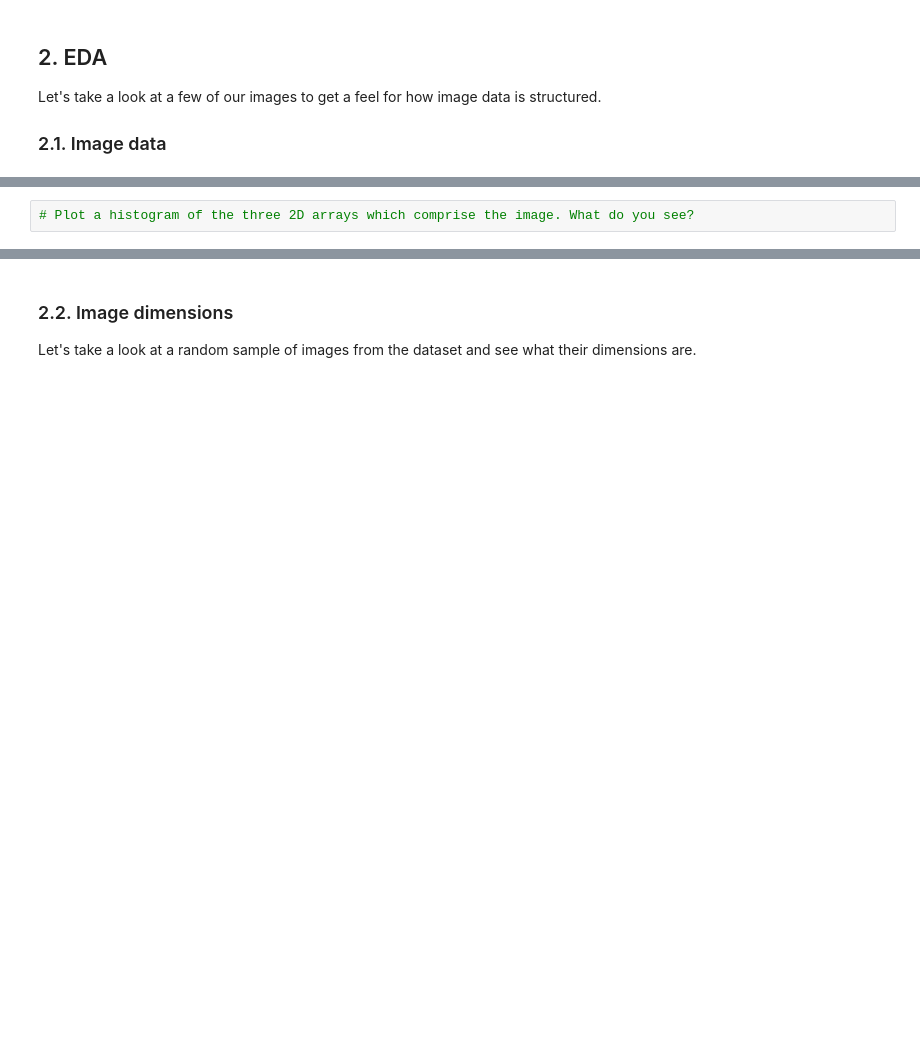
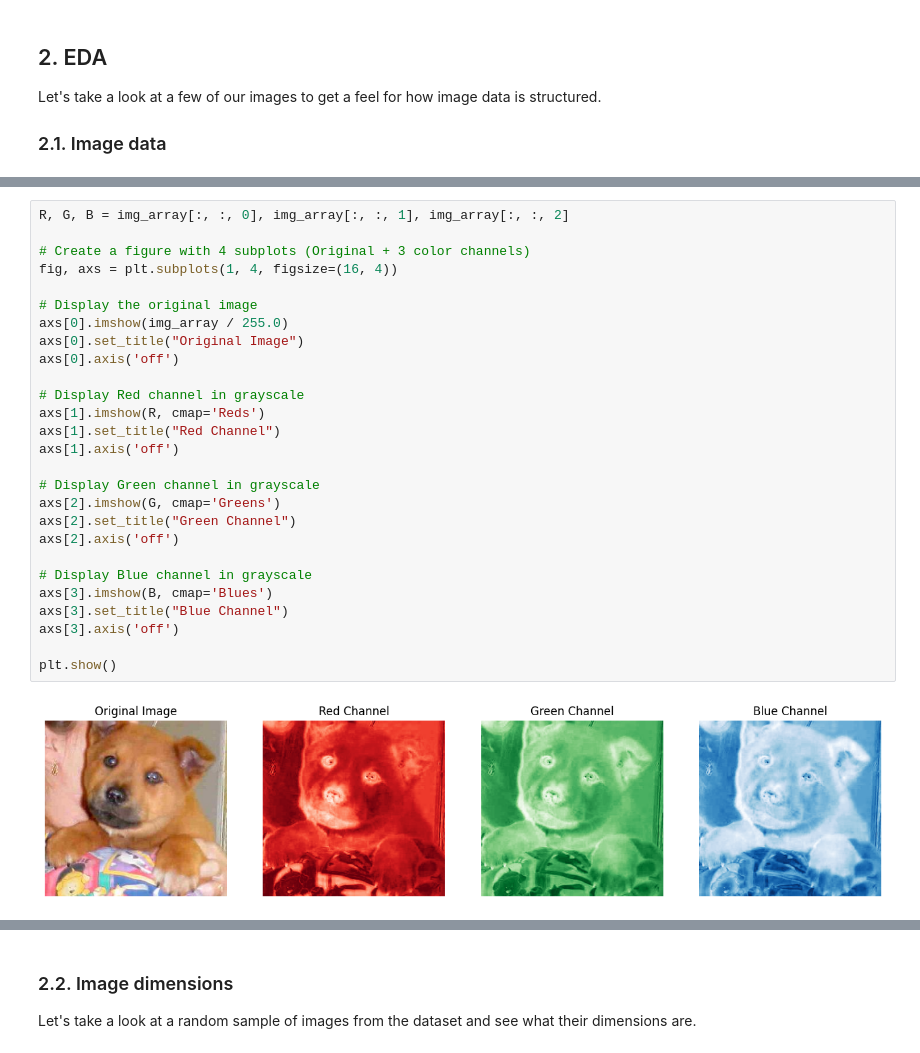
Before and after one commit to Dansah2/Dansah2_ImageClassification_DeepLearning-image-classification, a Jupyter notebook: src/mvp.ipynb, the cells around one changed output, grey strips where cells are left out. Drawn from its saved outputs; the diff is of its cells as text; blank space fills up the shorter version.

```diff
--- a/src/mvp.ipynb
+++ b/src/mvp.ipynb
@@ -56,2 +74,29 @@ Let's take a look at a few of our images to get a feel for how image data is str
-# %%
-# Plot a histogram of the three 2D arrays which comprise the image. What do you see?
+# %%
+R, G, B = img_array[:, :, 0], img_array[:, :, 1], img_array[:, :, 2]
+
+# Create a figure with 4 subplots (Original + 3 color channels)
+fig, axs = plt.subplots(1, 4, figsize=(16, 4))
+
+# Display the original image
+axs[0].imshow(img_array / 255.0)
+axs[0].set_title("Original Image")
+axs[0].axis('off')
+
+# Display Red channel in grayscale
+axs[1].imshow(R, cmap='Reds')
+axs[1].set_title("Red Channel")
+axs[1].axis('off')
+
+# Display Green channel in grayscale
+axs[2].imshow(G, cmap='Greens')
+axs[2].set_title("Green Channel")
+axs[2].axis('off')
+
+# Display Blue channel in grayscale
+axs[3].imshow(B, cmap='Blues')
+axs[3].set_title("Blue Channel")
+axs[3].axis('off')
+
+plt.show()
+# %% [output]
+[figure, added]
```
Also changed, not shown: parts of 12 cells of this notebook.
